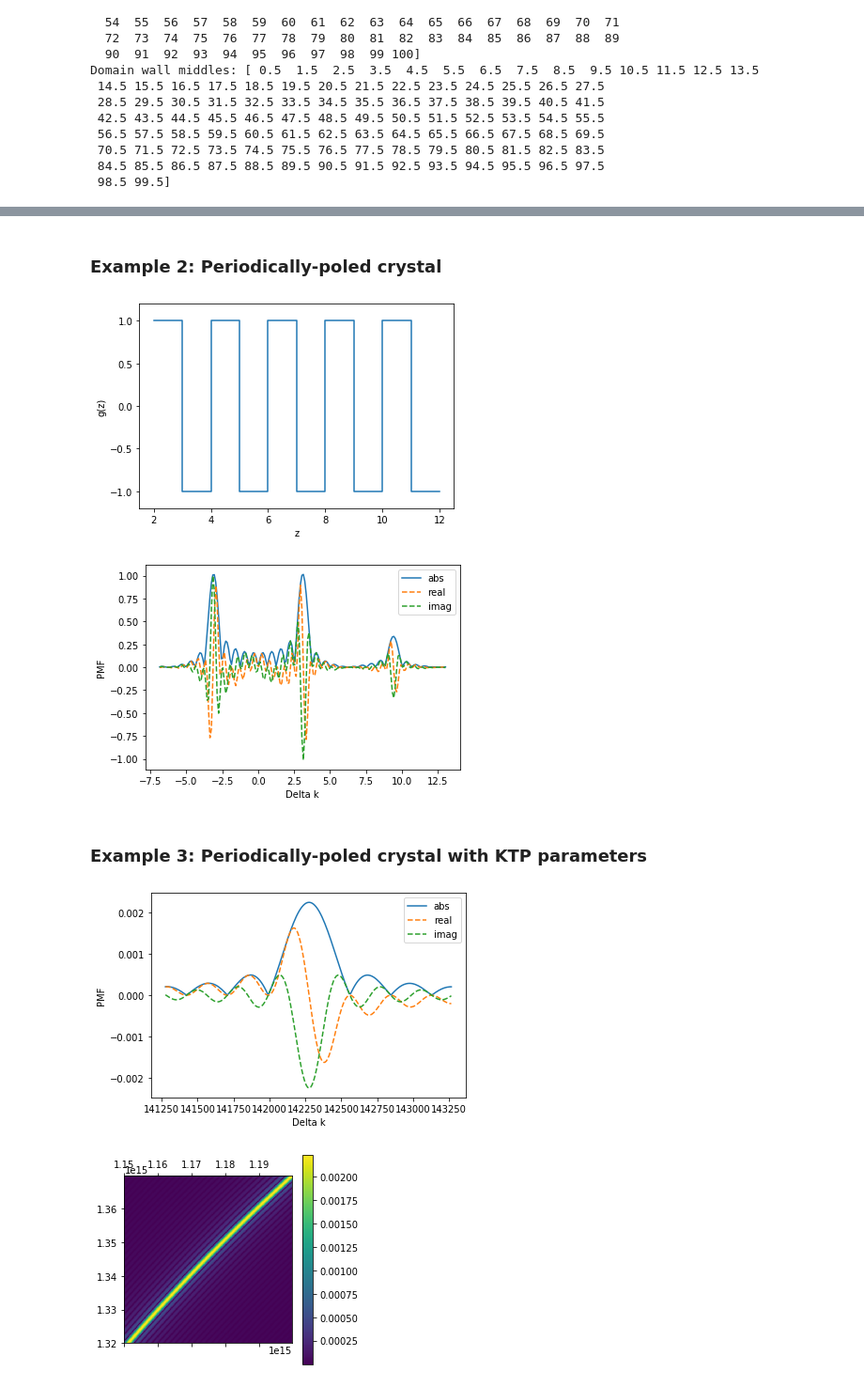
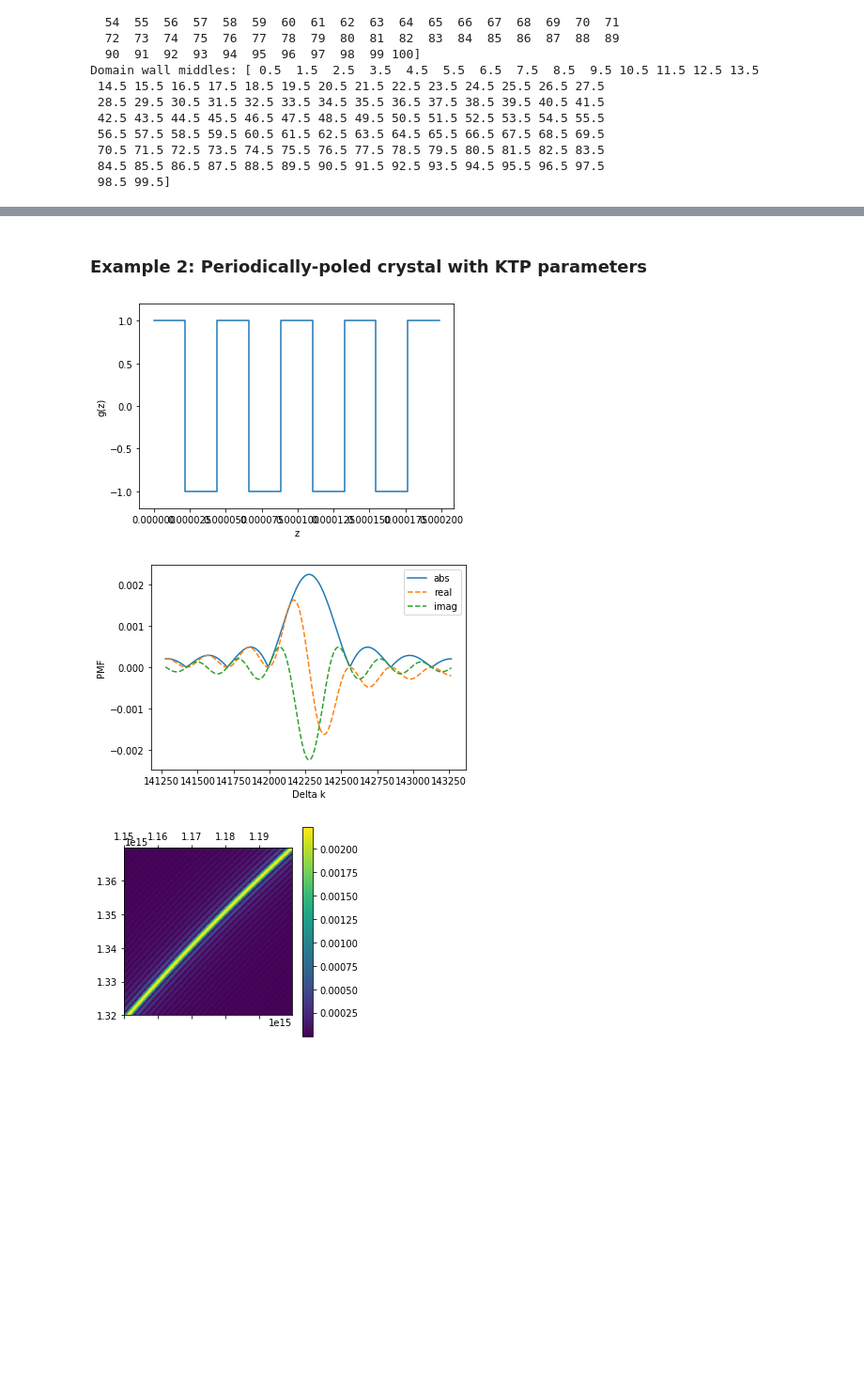
Before and after one commit to abranczyk/custom-poling, a Jupyter notebook: Tutorial 1 - The crystal object.ipynb, the cells around one changed output, grey strips where cells are left out. Shown at 94% size. Cells and saved outputs as stored; diff of their text form; code cells hidden in the pictures; blank space fills up the shorter version.

```diff
--- a/Tutorial 1 - The crystal object.ipynb
+++ b/Tutorial 1 - The crystal object.ipynb
@@ -58,47 +58,27 @@ crystal_1.plot_pmf()
-# %% [markdown]
-### Example 2: Periodically-poled crystal
-# %%
-# Create a crystal object
-
-domain_width_2 = 1
-number_domains_2 = 10
-
-crystal_2 = Crystal(domain_width_2,number_domains_2,z0=2)
-
-# Compute and plot the phase-matching function (PMF) for an unpoled crystal
-
-domain_config_2 = [1,-1]*int(number_domains_2/2)
-crystal_2.plot_domains(domain_config_2)
-
-k0_2=np.pi/domain_width_2
-k_array_2 = np.arange(k0_2-1e1,k0_2+1e1,1e-1)
-
-crystal_2.compute_pmf(domain_config_2,k_array_2)
-crystal_2.plot_pmf()
-# %% [output]
-[figure, removed]
-[figure, removed]
 # %% [markdown]
-### Example 3: Periodically-poled crystal with KTP parameters
+### Example 2: Periodically-poled crystal with KTP parameters
 # %%
 # Create a crystal object
 
-domain_width_3 = 22.08095e-06
-number_domains_3 = 1000
+domain_width_2 = 22.08095e-06
+number_domains_2 = 1000
 
-crystal_3 = Crystal(domain_width_3,number_domains_3,z0=0)
+crystal_2 = Crystal(domain_width_2,number_domains_2,z0=0)
 
 # Compute and plot the phase-matching function (PMF) for an unpoled crystal
 
-k0_3=np.pi/domain_width_3
+k0=np.pi/domain_width_2
 
-domain_config_3 = [1,-1]*int(number_domains_3/2)
-k_array_3 = np.arange(k0_3-1e3,k0_3+1e3,1e1)
+domain_config_2 = [1,-1]*int(number_domains_2/2)
+crystal_2.plot_domains(domain_config_2,n_max=10)
 
-crystal_3.compute_pmf(domain_config_3,k_array_3)
-crystal_3.plot_pmf()
+
+k_array_2 = np.arange(k0-1e3,k0+1e3,1e1)
+crystal_2.compute_pmf(domain_config_2,k_array_2)
+crystal_2.plot_pmf()
 # %% [output]
-[figure, old version]
+[figure, new version]
+[figure, added]
 # %%
 from custom_poling.utils.sellmeier import Sellmeier
 from custom_poling.utils.mat_func import mat_func
```
Also changed, not shown: parts of 4 cells of this notebook, 3 other files.
